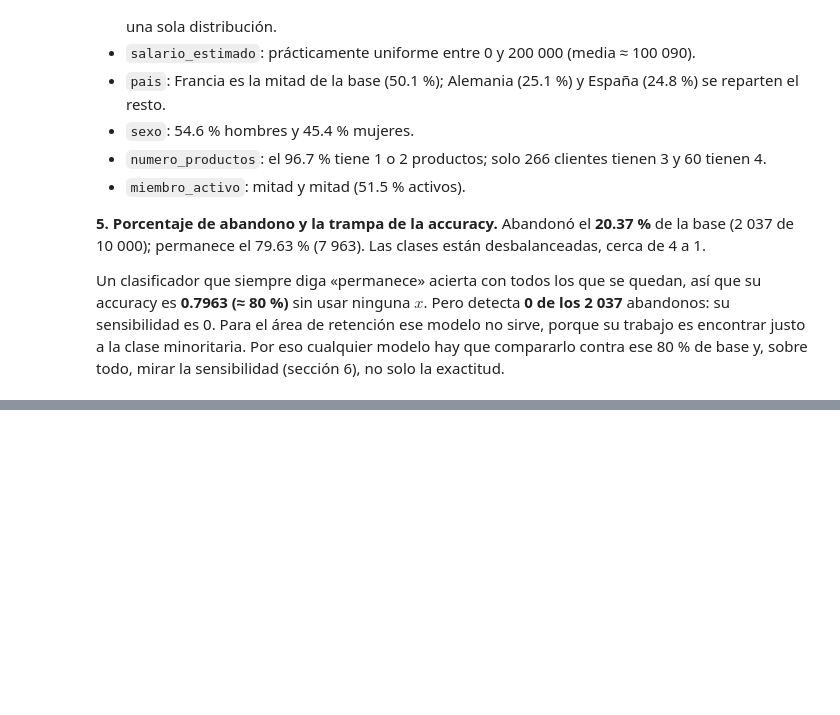
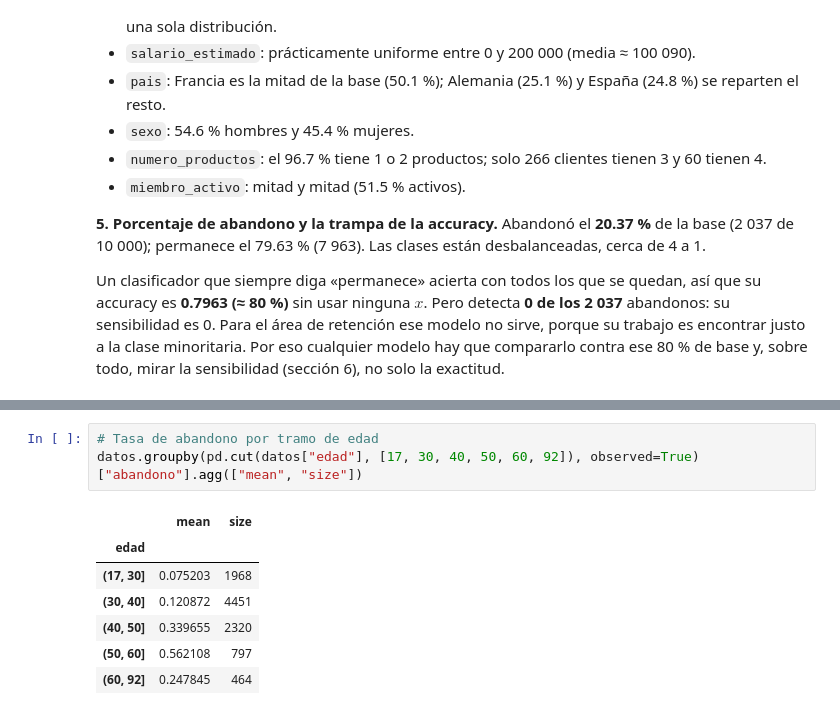
Before and after one commit to sebasrolemmel/Taller-abandono-producto-20262, a Jupyter notebook: Taller_Abandono_Producto_Financiero.ipynb, the cells around one changed output, grey strips where cells are left out. Saved outputs shown, nothing was run; the diff lists cells and outputs as text; blank space fills up the shorter version.

```diff
--- a/Taller_Abandono_Producto_Financiero.ipynb
+++ b/Taller_Abandono_Producto_Financiero.ipynb
@@ -306,0 +335,11 @@ Un clasificador que siempre diga «permanece» acierta con todos los que se qued
+# %%
+# Tasa de abandono por tramo de edad
+datos.groupby(pd.cut(datos["edad"], [17, 30, 40, 50, 60, 92]), observed=True)["abandono"].agg(["mean", "size"])
+# %% [output]
+|  | mean | size |
+| edad |  |  |
+| (17, 30] | 0.075203 | 1968 |
+| (30, 40] | 0.120872 | 4451 |
+| (40, 50] | 0.339655 | 2320 |
+| (50, 60] | 0.562108 | 797 |
+| (60, 92] | 0.247845 | 464 |
```
Also changed, not shown: parts of 13 cells of this notebook.
